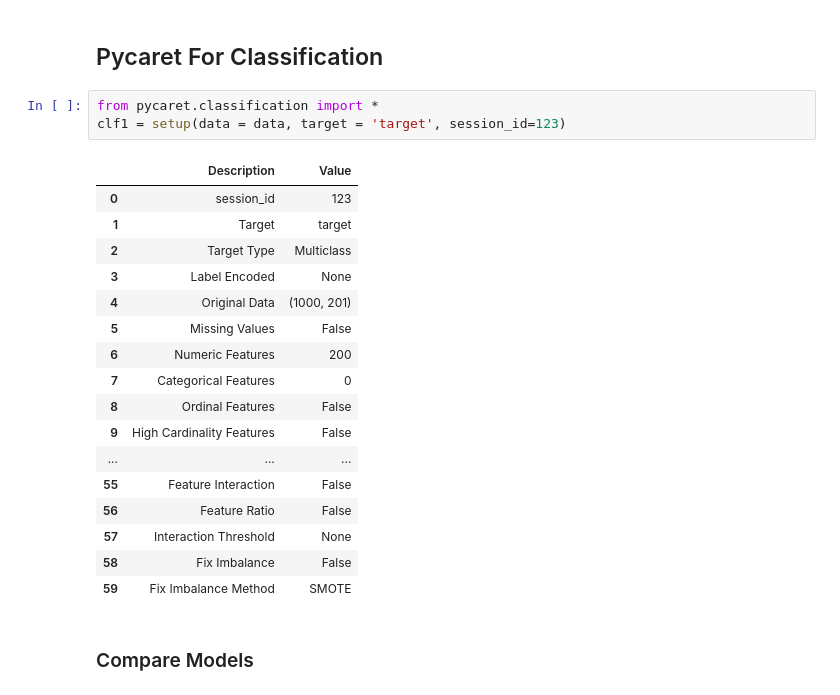
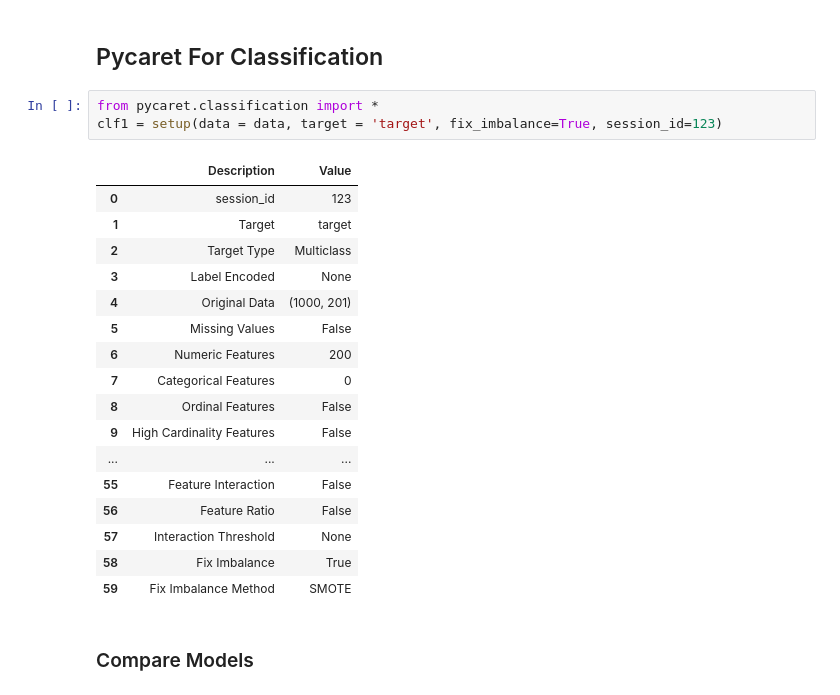
Before and after one commit to jianzhichun/6002, a Jupyter notebook: jieba+baidu_stopwords+vectorizer(tfidf+lsi(200))+smote(sampling)+compare_models&blend(gbc+et+rf)+analysis_model(auc+confusion_matrix)+prediction_with_score+tuned_model+calibrate_model.ipynb, the cells around one changed output. Cells and saved outputs as stored; diff of their text form.

```diff
--- a/jieba+baidu_stopwords+vectorizer(tfidf+lsi(200))+pycaret(multi_classfication).ipynb
+++ b/jieba+baidu_stopwords+vectorizer(tfidf+lsi(200))+smote(sampling)+compare_models&blend(gbc+et+rf)+analysis_model(auc+confusion_matrix)+prediction_with_score+tuned_model+calibrate_model.ipynb
@@ -95,24 +90,24 @@ data
 ## Pycaret For Classification
 # %%
 from pycaret.classification import *
-clf1 = setup(data = data, target = 'target', session_id=123)
+clf1 = setup(data = data, target = 'target', fix_imbalance=True, session_id=123)
 # %% [output]
 |  | Description | Value |
 | 0 | session_id | 123 |
 | 1 | Target | target |
 | 2 | Target Type | Multiclass |
 | 3 | Label Encoded | None |
 | 4 | Original Data | (1000, 201) |
 | 5 | Missing Values | False |
 | 6 | Numeric Features | 200 |
 | 7 | Categorical Features | 0 |
 | 8 | Ordinal Features | False |
 | 9 | High Cardinality Features | False |
 | ... | ... | ... |
 | 55 | Feature Interaction | False |
 | 56 | Feature Ratio | False |
 | 57 | Interaction Threshold | None |
-| 58 | Fix Imbalance | False |
+| 58 | Fix Imbalance | True |
 | 59 | Fix Imbalance Method | SMOTE |
 # %% [markdown]
 ### Compare Models
```
Also changed, not shown: parts of 34 cells of this notebook, 1 other file.
